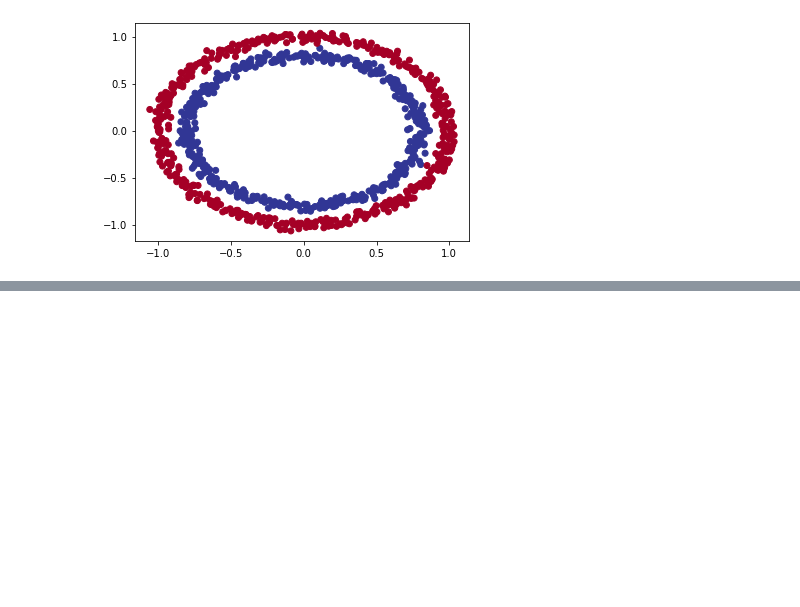
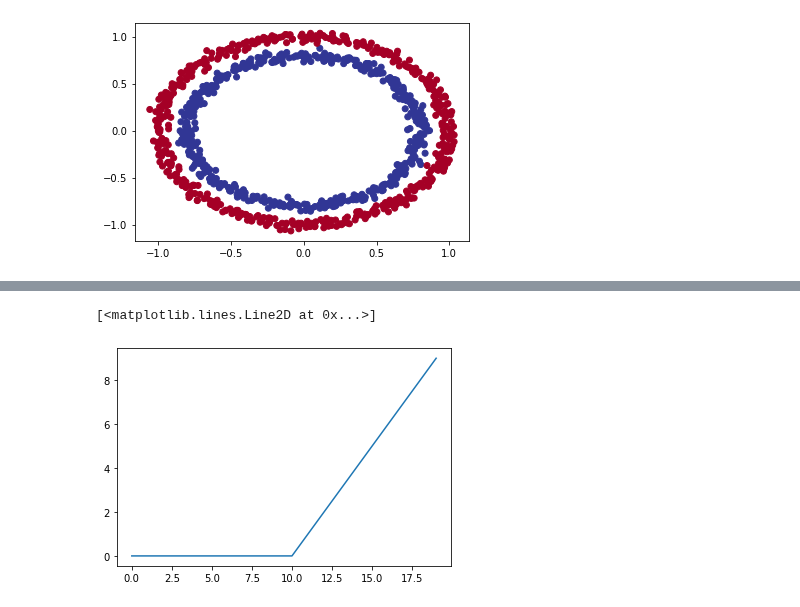
Before and after one commit to Janadhi14/tensorflow-test, a Jupyter notebook: Classification.ipynb, the cells around one changed output, grey strips where cells are left out. Cells and saved outputs as stored; diff of their text form; code cells hidden in the pictures; blank space fills up the shorter version.

```diff
--- a/Classification.ipynb
+++ b/Classification.ipynb
@@ -447,0 +532,5 @@ doing binary classification
+# %%
+plt.plot(relu(A))
+# %% [output]
+[<matplotlib.lines.Line2D at 0x...>]
+[figure, added]
```
Also changed, not shown: parts of 13 cells of this notebook.
